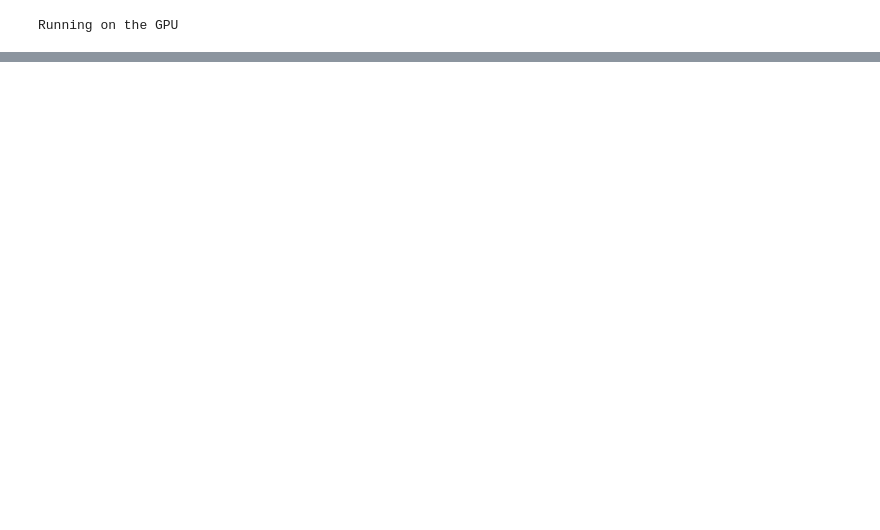
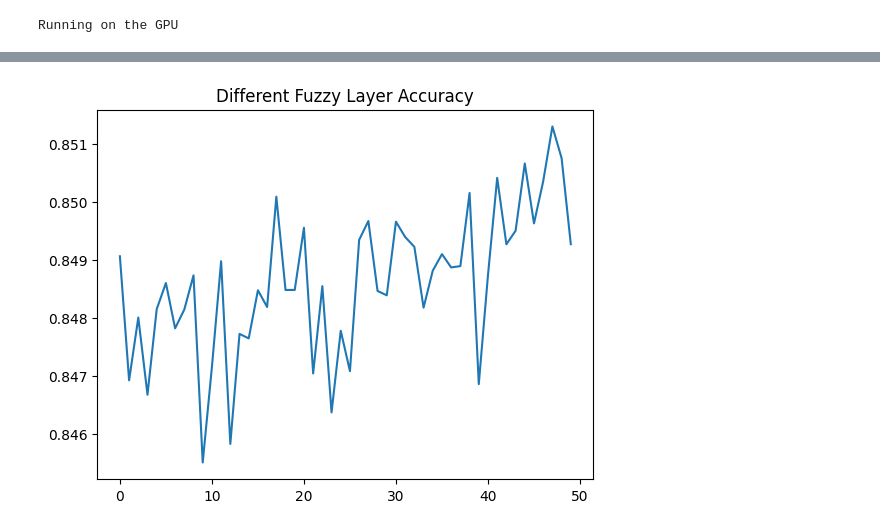
Before and after one commit to hexu2333/Unet-with-Fuzzy-Layer, a Jupyter notebook: FNN.ipynb, the cells around one changed output, grey strips where cells are left out. Cells and saved outputs as stored; diff of their text form; code cells hidden in the pictures; blank space fills up the shorter version.

```diff
--- a/FNN.ipynb
+++ b/FNN.ipynb
@@ -291,0 +337,24 @@ def acc_epoch(data, model,device):
+# %%
+LOSS_VALS_Static = []
+ACC_VALS_Static = []
+
+mu = load_variable('unet_fuzzy_mu_5.txt')
+sigma = load_variable('unet_fuzzy_sigma_5.txt')
+unet_static = Fuzzy_UNET(mu=mu,sigma=sigma,in_channels=3, classes=35,static =True, fuzzy = True).to(DEVICE).train()
+optimizer = optim.Adam(unet_static.parameters(), lr=LEARNING_RATE)
+loss_function = nn.CrossEntropyLoss().to(DEVICE)
+
+for e in range(0, EPOCHS):
+    torch.cuda.empty_cache()
+    print(f'Epoch: {e}')
+    loss_val = train_function(train_set, unet_static, optimizer, loss_function, DEVICE)
+    LOSS_VALS_Static.append(loss_val)
+    print(f'Loss = {loss_val}')
+    torch.cuda.empty_cache()
+    acc = acc_epoch(test_set, unet_static, DEVICE)
+    ACC_VALS_Static.append(acc)
+    print(f'Acc = {acc}')
+
+save_variable(unet_static,'unet_static.txt')
+save_variable(LOSS_VALS_Static,'loss_unet_static.txt')
+save_variable(ACC_VALS_Static,'acc_unet_static.txt')
@@ -291,0 +433,17 @@ def acc_epoch(data, model,device):
+# %%
+def fuzzy_parameter_test():
+    unet_fuzzy = load_variable('unet_fuzzy.txt')
+    ACC = []
+    for i in range(0,EPOCHS):
+        mu = load_variable('unet_fuzzy_mu_' + str(i) + '.txt')
+        sigma = load_variable('unet_fuzzy_sigma_' + str(i) + '.txt')
+        unet_fuzzy.fuzzy.mu = mu
+        unet_fuzzy.fuzzy.sigma = sigma
+        ACC.append(acc_epoch(test_set,unet_fuzzy,DEVICE))
+    plt.plot(range(0,EPOCHS),ACC)
+    plt.title('Different Fuzzy Layer Accuracy')
+    plt.show()
+
+fuzzy_parameter_test()
+# %% [output]
+[figure, added]
```
Also changed, not shown: parts of 15 cells of this notebook.
